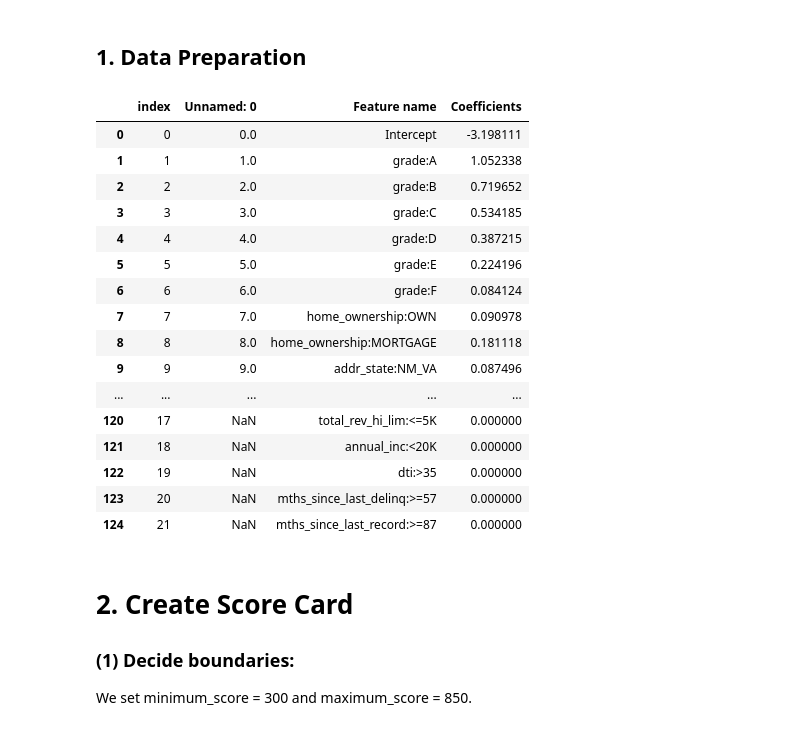
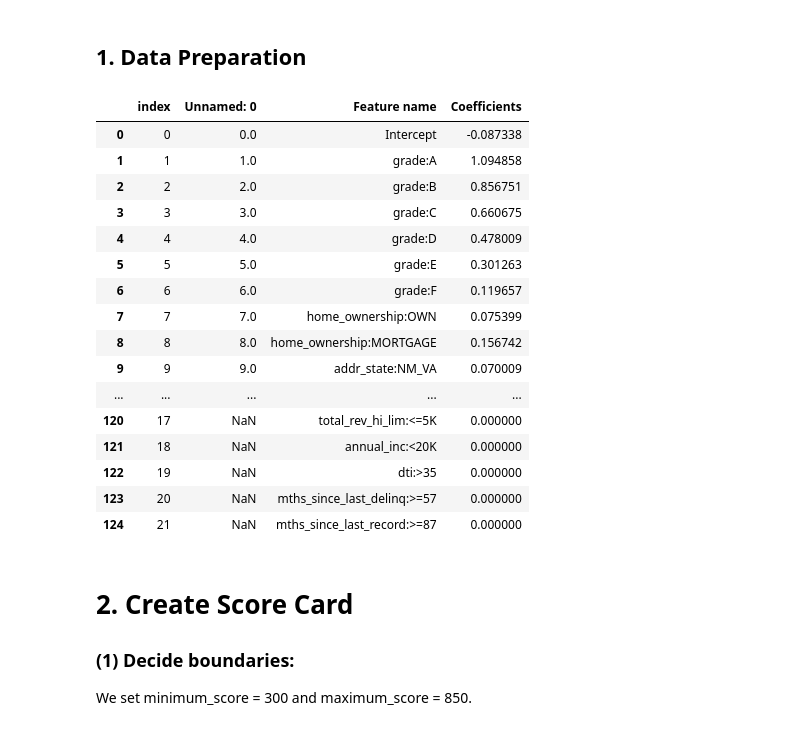
Before and after one commit to xyll313/Data_Science_Portfolio, a Jupyter notebook: Credit_Risk_Model/4_Score_Card_PD_Model.ipynb, the cells around one changed output. Cells and saved outputs as stored; diff of their text form; code cells hidden in the pictures.

```diff
--- a/Credit_Risk_Model/4_Score_Card_PD_Model.ipynb
+++ b/Credit_Risk_Model/4_Score_Card_PD_Model.ipynb
@@ -39,27 +39,27 @@ ref_categories = ['grade:G',
 # %%
 #create a DF for ref_categories
 df_ref_categories  = pd.DataFrame(ref_categories, columns = ['Feature name'])
 df_ref_categories['Coefficients'] = 0
 
 #load summary_table
-summary_table = pd.read_csv('example/summary_table.csv')
+summary_table = pd.read_csv('summary_table.csv')
 
 #combine summary_table and df_ref_categories
 df_scorecard = pd.concat([summary_table,df_ref_categories])
 df_scorecard = df_scorecard.reset_index()
 df_scorecard
 # %% [output]
 |  | index | Unnamed: 0 | Feature name | Coefficients |
-| 0 | 0 | 0.0 | Intercept | -3.198111 |
-| 1 | 1 | 1.0 | grade:A | 1.052338 |
-| 2 | 2 | 2.0 | grade:B | 0.719652 |
-| 3 | 3 | 3.0 | grade:C | 0.534185 |
-| 4 | 4 | 4.0 | grade:D | 0.387215 |
-| 5 | 5 | 5.0 | grade:E | 0.224196 |
-| 6 | 6 | 6.0 | grade:F | 0.084124 |
-| 7 | 7 | 7.0 | home_ownership:OWN | 0.090978 |
-| 8 | 8 | 8.0 | home_ownership:MORTGAGE | 0.181118 |
-| 9 | 9 | 9.0 | addr_state:NM_VA | 0.087496 |
+| 0 | 0 | 0.0 | Intercept | -0.087338 |
+| 1 | 1 | 1.0 | grade:A | 1.094858 |
+| 2 | 2 | 2.0 | grade:B | 0.856751 |
+| 3 | 3 | 3.0 | grade:C | 0.660675 |
+| 4 | 4 | 4.0 | grade:D | 0.478009 |
+| 5 | 5 | 5.0 | grade:E | 0.301263 |
+| 6 | 6 | 6.0 | grade:F | 0.119657 |
+| 7 | 7 | 7.0 | home_ownership:OWN | 0.075399 |
+| 8 | 8 | 8.0 | home_ownership:MORTGAGE | 0.156742 |
+| 9 | 9 | 9.0 | addr_state:NM_VA | 0.070009 |
 | ... | ... | ... | ... | ... |
 | 120 | 17 | NaN | total_rev_hi_lim:<=5K | 0.000000 |
 | 121 | 18 | NaN | annual_inc:<20K | 0.000000 |
```
Also changed, not shown: parts of 10 cells of this notebook, 2 other files.
